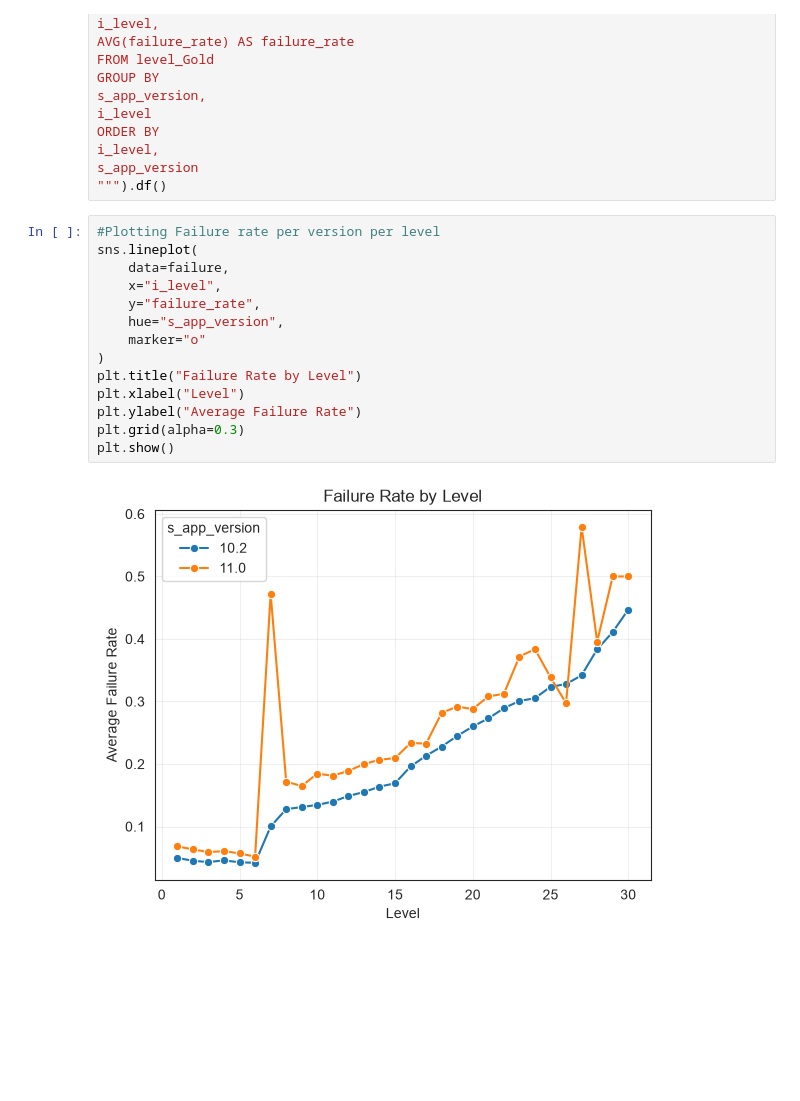
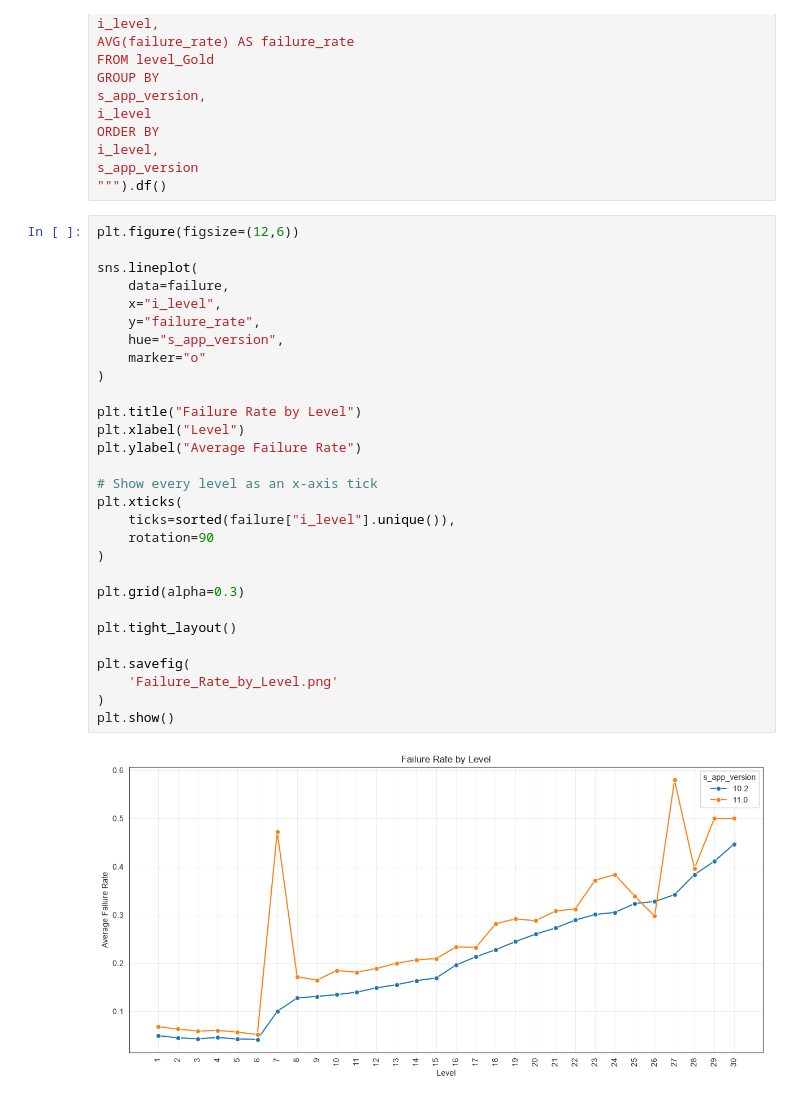
Before and after one commit to firas-akermi/Homa_Case_Study, a Jupyter notebook: Answers/Wonders_Kingdom_Data_Analysis.ipynb, the cells around one changed output. Drawn from its saved outputs; the diff is of its cells as text; blank space fills up the shorter version.

```diff
--- a/Answers/Wonders_Kingdom_Data_Analysis.ipynb
+++ b/Answers/Wonders_Kingdom_Data_Analysis.ipynb
@@ -653,18 +585,33 @@ i_level,
 s_app_version
 """).df()
 # %%
-#Plotting Failure rate per version per level
+plt.figure(figsize=(12,6))
+
 sns.lineplot(
     data=failure,
     x="i_level",
     y="failure_rate",
     hue="s_app_version",
     marker="o"
 )
+
 plt.title("Failure Rate by Level")
 plt.xlabel("Level")
 plt.ylabel("Average Failure Rate")
+
+# Show every level as an x-axis tick
+plt.xticks(
+    ticks=sorted(failure["i_level"].unique()),
+    rotation=90
+)
+
 plt.grid(alpha=0.3)
+
+plt.tight_layout()
+
+plt.savefig(
+    'Failure_Rate_by_Level.png'
+)
 plt.show()
 # %% [output]
-[figure, old version]
+[figure, new version]
```
Also changed, not shown: parts of 15 cells of this notebook, 4 other files.
